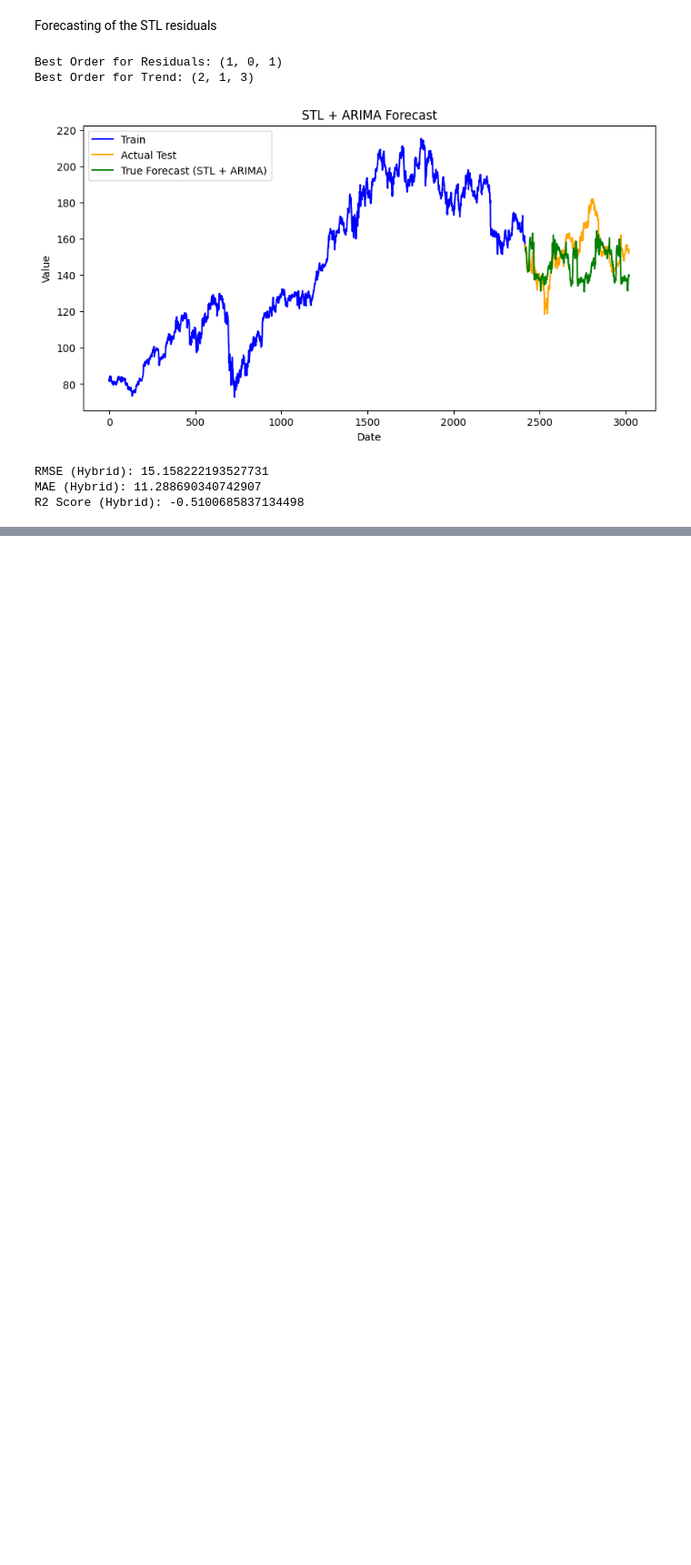
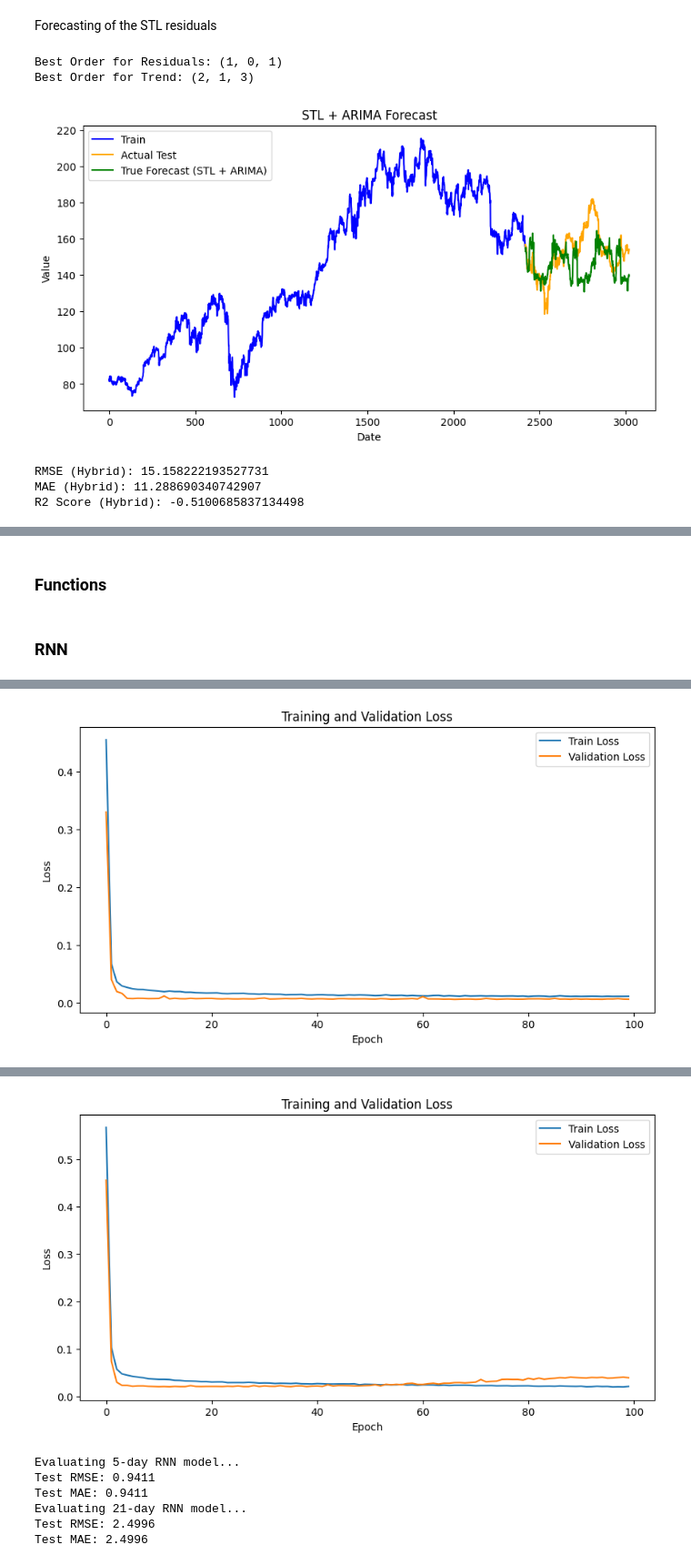
Before and after one commit to knuutti/stock-market-forecasting, a Jupyter notebook: project.ipynb, the cells around one changed output, grey strips where cells are left out. Shown at 91% size. Drawn from its saved outputs; the diff is of its cells as text; code cells hidden in the pictures; blank space fills up the shorter version.

Commit message:
R-NN and LSTM Models Added

```diff
--- a/project.ipynb
+++ b/project.ipynb
@@ -373,0 +547,2 @@ R2 Score (Hybrid): -0.5100685837134498
+# %% [markdown]
+### Functions
@@ -373,0 +630,66 @@ R2 Score (Hybrid): -0.5100685837134498
+# %% [markdown]
+### RNN
+# %%
+# Train the RNN model on both 5-day and 21-day datasets
+model_5 = RNNModel(input_size=n_features, hidden_size=128, num_layers=2, output_size=n_future_5)
+model_21 = RNNModel(input_size=n_features, hidden_size=128, num_layers=2, output_size=n_future_21)
+
+num_epochs = 100
+criterion = nn.MSELoss()
+optimizer_5 = torch.optim.Adam(model_5.parameters(), lr=5e-5)
+optimizer_21 = torch.optim.Adam(model_21.parameters(), lr=5e-5)
+
+# Train models
+print("Training 5-day RNN model...")
+model_5 = train_model(model_5, train_loader_5, val_loader_5, optimizer_5, criterion, num_epochs, type='RNN 5-day')
+print("Training 21-day RNN model...")
+model_21 = train_model(model_21, train_loader_21, val_loader_21, optimizer_21, criterion, num_epochs, type='RNN 21-day')
+
+# Evaluate models
+print("Evaluating 5-day RNN model...")
+simulated_prediction_5, y_test_5_real = evaluate_model(model_5, test_loader_5, scaler_y_5)
+print("Evaluating 21-day RNN model...")
+simulated_prediction_21, y_test_21_real = evaluate_model(model_21, test_loader_21, scaler_y_21)
+
+# Plot the predictions connected to the past data
+past_63_days_5 = y[-63-5:-5].values
+real_future_5 = y_test_5_real.flatten()
+pred_future_5 = simulated_prediction_5.flatten()
+
+# Connect the lines
+plot_real_5 = np.insert(pred_future_5, 0, past_63_days_5[-1])
+plot_pred_5 = np.insert(real_future_5, 0, past_63_days_5[-1])
+
+x_past = np.arange(0, 63)
+x_future_5 = np.arange(62, 62 + len(plot_real_5))
+
+# PLOT 5-DAY
+plt.figure(figsize=(10, 5))
+plt.plot(x_past, past_63_days_5, label='Past 63 Days', color='black')
+plt.plot(x_future_5, plot_real_5, label='Actual Prices', color='blue')
+plt.plot(x_future_5, plot_pred_5, label='Predicted Prices', color='red')
+plt.title('5-Day Stock Price Prediction')
+plt.xlabel('Time Steps')
+plt.ylabel('Price')
+plt.legend()
+plt.show()
+
+past_63_days_21 = y[-63-21:-21].values
+real_future_21 = y_test_21_real.flatten()
+pred_future_21 = simulated_prediction_21.flatten()
+plot_real_21 = np.insert(pred_future_21, 0, past_63_days_21[-1])
+plot_pred_21 = np.insert(real_future_21, 0, past_63_days_21[-1])
+
+x_future_21 = np.arange(62, 62 + len(plot_real_21))
+
+# PLOT 21-DAY
+plt.figure(figsize=(10, 5))
+plt.plot(x_past, past_63_days_21, label='Past 63 Days', color='black')
+plt.plot(x_future_21, plot_real_21, label='Actual Prices', color='blue')
+plt.plot(x_future_21, plot_pred_21, label='Predicted Prices', color='red')
+plt.title('21-Day Stock Price Prediction')
+plt.xlabel('Time Steps')
+plt.ylabel('Price')
+plt.legend()
+plt.show()
+# %% [output]
@@ -373,0 +708 @@ R2 Score (Hybrid): -0.5100685837134498
+[figure, added]
@@ -373,0 +721,7 @@ R2 Score (Hybrid): -0.5100685837134498
+[figure, added]
+Evaluating 5-day RNN model...
+Test RMSE: 0.9411
+Test MAE: 0.9411
+Evaluating 21-day RNN model...
+Test RMSE: 2.4996
+Test MAE: 2.4996
```
Also changed, not shown: parts of 10 cells of this notebook, 4 other files.
